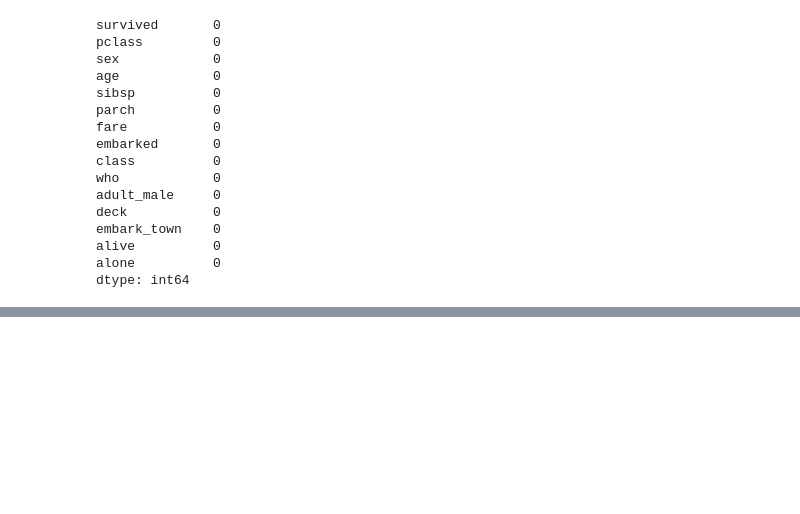
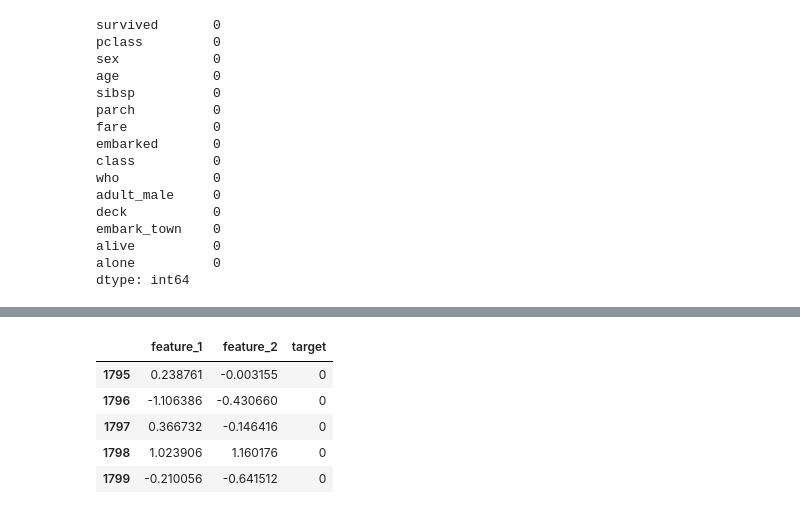
Before and after one commit to SUHANSU19/DATA-SCIENCE-PRACTICE-repo, a Jupyter notebook: feature_engineering.ipynb, the cells around one changed output, grey strips where cells are left out. Saved outputs shown, nothing was run; the diff lists cells and outputs as text; code cells hidden in the pictures; blank space fills up the shorter version.

```diff
--- a/feature_engineering.ipynb
+++ b/feature_engineering.ipynb
@@ -131,0 +178,19 @@ dtype: int64
+# %%
+df=pd.concat([class_0,class_1]).reset_index(drop=True)
+# %%
+df_minority=df[df["target"]==1]
+df_majority=df[df["target"]==0]
+# %%
+from sklearn.utils import resample
+df_minority_resample=resample(df_minority,random_state=42,n_samples=n_class_0,replace=True)
+# %%
+df_upsampled=pd.concat([df_minority_resample,df_majority]).reset_index(drop=True)
+# %%
+df_upsampled.tail()
+# %% [output]
+|  | feature_1 | feature_2 | target |
+| 1795 | 0.238761 | -0.003155 | 0 |
+| 1796 | -1.106386 | -0.430660 | 0 |
+| 1797 | 0.366732 | -0.146416 | 0 |
+| 1798 | 1.023906 | 1.160176 | 0 |
+| 1799 | -0.210056 | -0.641512 | 0 |
```
Also changed, not shown: parts of 37 cells of this notebook.
